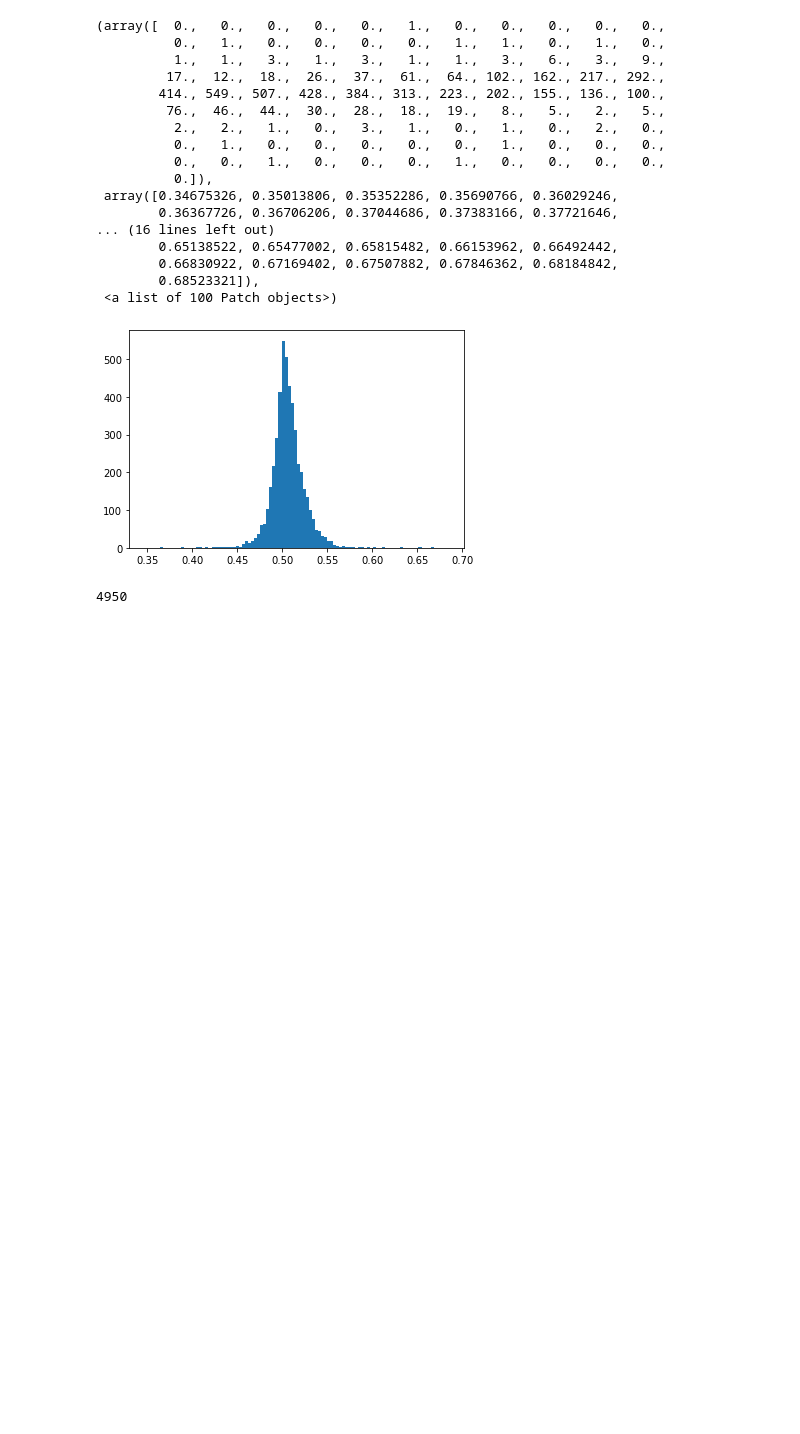
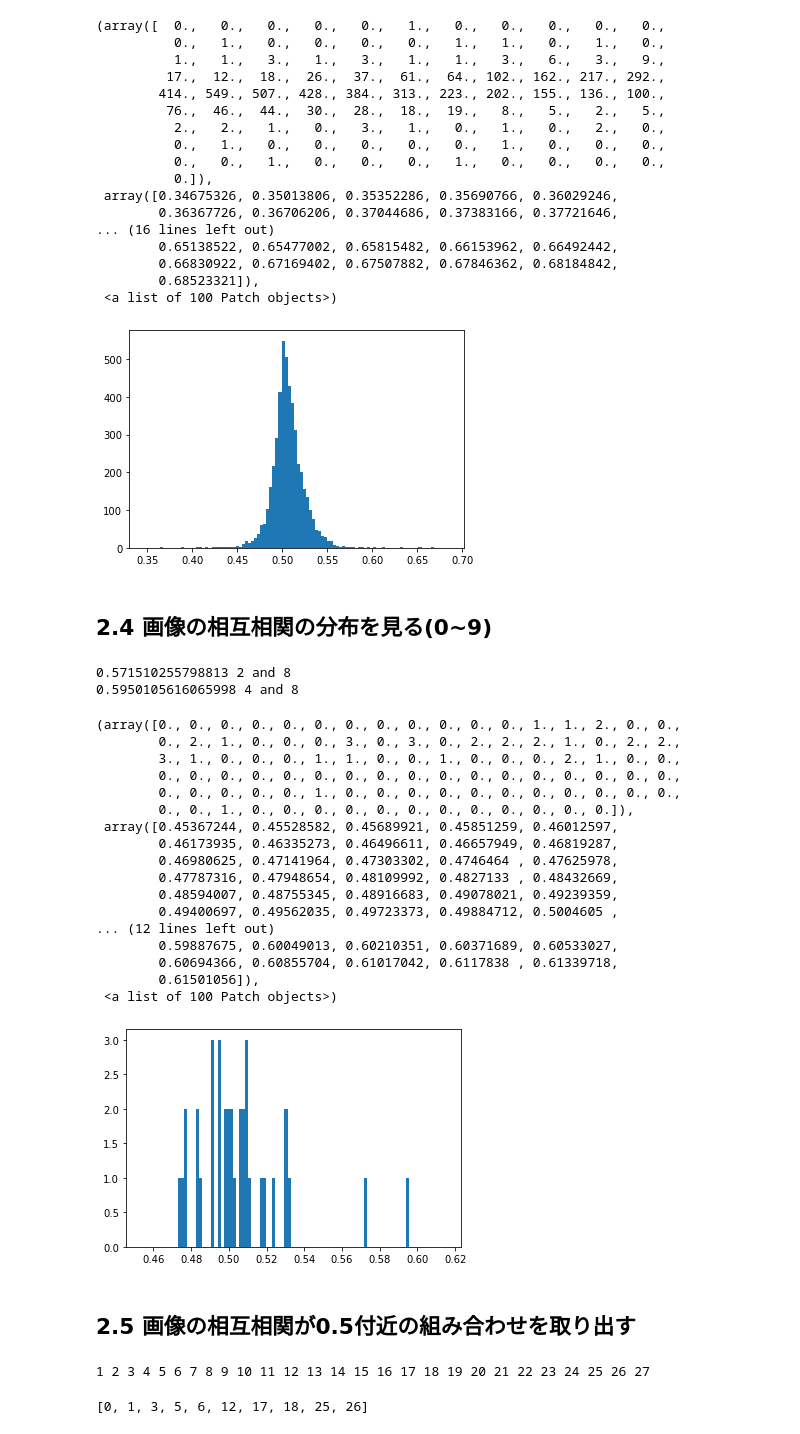
Before and after one commit to n-nooobu/masterthesis, a Jupyter notebook: src/correlation.ipynb, the cells around one changed output. Saved outputs shown, nothing was run; the diff lists cells and outputs as text; code cells hidden in the pictures; blank space fills up the shorter version.

```diff
--- a/src/correlation.ipynb
+++ b/src/correlation.ipynb
@@ -185,8 +185,75 @@ plt.hist(corrs, bins=100, range=(min(corrs)-0.02, max(corrs)+0.02))
         0.68523321]),
  <a list of 100 Patch objects>)
 [figure]
-# %%
-a = 100
-print(a*(a-1)//2)
-# %% [output]
-4950
+# %% [markdown]
+## 2.4 画像の相互相関の分布を見る(0~9)
+# %%
+target_dir = 'train_0'
+corrs = []
+num = 10
+for nums in tqdm(itertools.combinations([i for i in range(num)], 2), total=num*(num-1)//2):
+    img0 = load_image(target_dir, nums[0])
+    img_array0 = np.array(img0)
+    img1 = load_image(target_dir, nums[1])
+    img_array1 = np.array(img1)
+    if img_array0.ndim != 3 or img_array1.ndim != 3:
+        continue
+    corr = image_correlation(img_array0[:min(img_array0.shape[0], img_array1.shape[0]), :min(img_array0.shape[1], img_array1.shape[1])], img_array1[:min(img_array0.shape[0], img_array1.shape[0]), :min(img_array0.shape[1], img_array1.shape[1])])
+    corr_mean = np.mean(corr)
+    if corr_mean < 0.46 or corr_mean > 0.54:
+        print(corr_mean, nums[0], 'and', nums[1])
+    corrs.append(corr_mean)
+# %% [output]
+0.571510255798813 2 and 8
+0.5950105616065998 4 and 8
+# %%
+plt.hist(corrs, bins=100, range=(min(corrs)-0.02, max(corrs)+0.02))
+#plt.yscale('log');
+# %% [output]
+(array([0., 0., 0., 0., 0., 0., 0., 0., 0., 0., 0., 0., 1., 1., 2., 0., 0.,
+        0., 2., 1., 0., 0., 0., 3., 0., 3., 0., 2., 2., 2., 1., 0., 2., 2.,
+        3., 1., 0., 0., 0., 1., 1., 0., 0., 1., 0., 0., 0., 2., 1., 0., 0.,
+        0., 0., 0., 0., 0., 0., 0., 0., 0., 0., 0., 0., 0., 0., 0., 0., 0.,
+        0., 0., 0., 0., 0., 1., 0., 0., 0., 0., 0., 0., 0., 0., 0., 0., 0.,
+        0., 0., 1., 0., 0., 0., 0., 0., 0., 0., 0., 0., 0., 0., 0.]),
+ array([0.45367244, 0.45528582, 0.45689921, 0.45851259, 0.46012597,
+        0.46173935, 0.46335273, 0.46496611, 0.46657949, 0.46819287,
+        0.46980625, 0.47141964, 0.47303302, 0.4746464 , 0.47625978,
+        0.47787316, 0.47948654, 0.48109992, 0.4827133 , 0.48432669,
+        0.48594007, 0.48755345, 0.48916683, 0.49078021, 0.49239359,
+        0.49400697, 0.49562035, 0.49723373, 0.49884712, 0.5004605 ,
+... (12 lines left out)
+        0.59887675, 0.60049013, 0.60210351, 0.60371689, 0.60533027,
+        0.60694366, 0.60855704, 0.61017042, 0.6117838 , 0.61339718,
+        0.61501056]),
+ <a list of 100 Patch objects>)
+[figure, added]
+# %% [markdown]
+## 2.5 画像の相互相関が0.5付近の組み合わせを取り出す
+# %%
+target_dir = 'train_0'
+image_idxs = []
+k = 0
+while len(image_idxs) < 10:
+    img0 = load_image(target_dir, k)
+    img_array0 = np.array(img0)
+    flag = True
+    for i in range(len(image_idxs)):
+        img1 = load_image(target_dir, image_idxs[i])
+        img_array1 = np.array(img1)
+        if img_array0.ndim != 3 or img_array1.ndim != 3:
+            continue
+        corr = image_correlation(img_array0[:min(img_array0.shape[0], img_array1.shape[0]), :min(img_array0.shape[1], img_array1.shape[1])], img_array1[:min(img_array0.shape[0], img_array1.shape[0]), :min(img_array0.shape[1], img_array1.shape[1])])
+        corr_mean = np.mean(corr)
+        if not 0.49 < corr_mean < 0.51:
+            flag = False
+    if flag:
+        image_idxs.append(k)
+    k += 1
+    print(k, end=' ')
+# %% [output]
+1 2 3 4 5 6 7 8 9 10 11 12 13 14 15 16 17 18 19 20 21 22 23 24 25 26 27
+# %%
+print(image_idxs)
+# %% [output]
+[0, 1, 3, 5, 6, 12, 17, 18, 25, 26]
```
Also changed, not shown: parts of 1 cell of this notebook, 1 other file.
